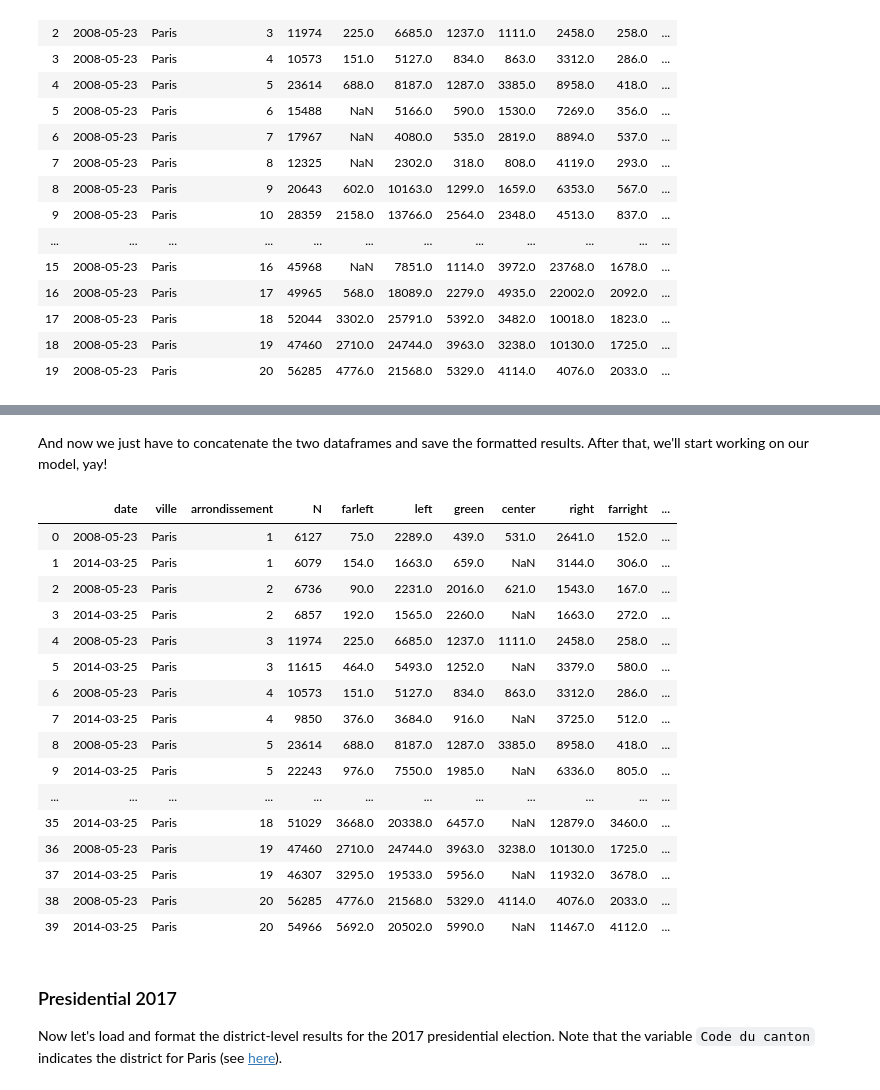
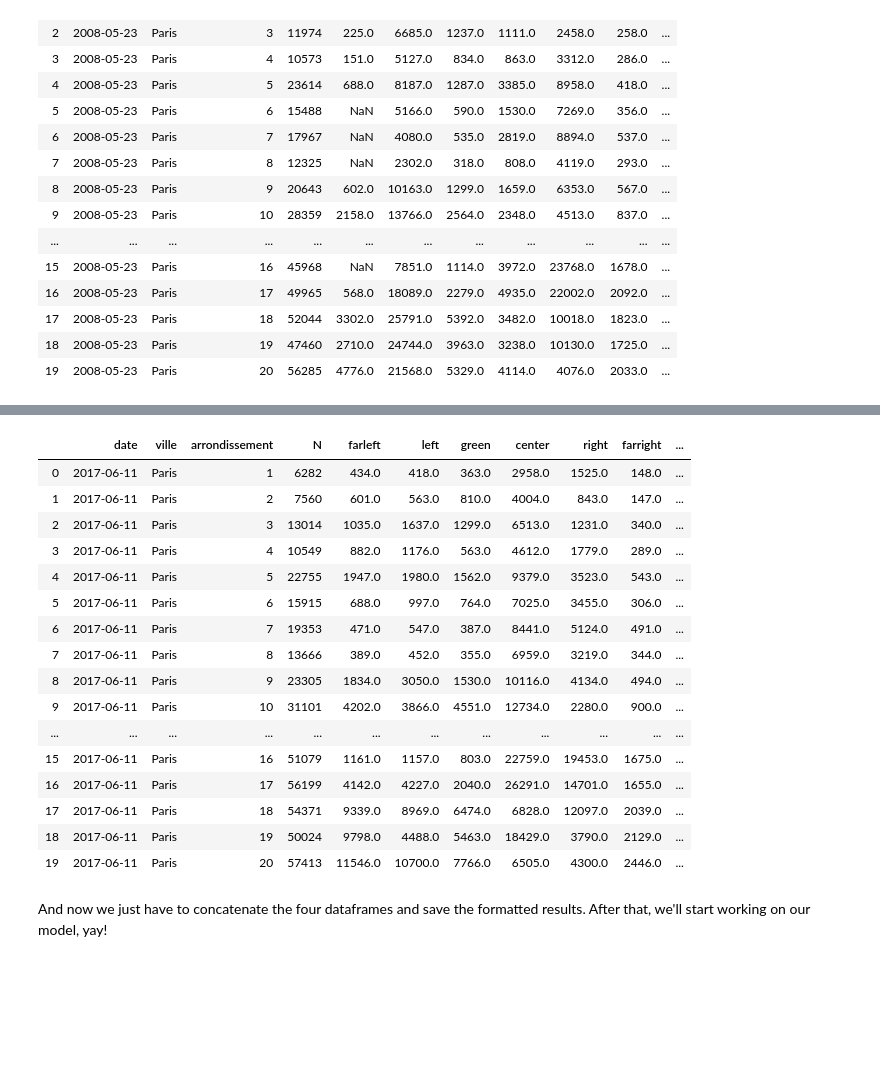
Before and after one commit to pollsposition/models, a Jupyter notebook: fondamentaux/munic_format_data.ipynb, the cells around one changed output, grey strips where cells are left out. Saved outputs shown, nothing was run; the diff lists cells and outputs as text; code cells hidden in the pictures; blank space fills up the shorter version.

Commit message:
Formatted legis2017 results & saved concatenated file

```diff
--- a/fondamentaux/munic_format_data.ipynb
+++ b/fondamentaux/munic_format_data.ipynb
@@ -12,10 +10,10 @@ import pandas as pd
 from typing import Set
 
 AFFILIATIONS = {
-    "farleft": ["LFG", "LEXG", "MÉLENCHON"],
-    "left": ["LUG", "LSOC", "HAMON"],
-    "green": ["LVEC"],
-    "center": ["LCMD", "MACRON"],
-    "right": ["LUMP", "LUDI", "LUD", "LMAJ", "FILLON"],
-    "farright": ["LFN", "LE PEN"],
+    "farleft": ["LFG", "LEXG", "MÉLENCHON", "FI"],
+    "left": ["LUG", "LSOC", "HAMON", "RDG", "SOC"],
+    "green": ["LVEC", "ECO"],
+    "center": ["LCMD", "MACRON", "MDM", "REM"],
+    "right": ["LUMP", "LUDI", "LUD", "LMAJ", "FILLON", "LR", "UDI"],
+    "farright": ["LFN", "LE PEN", "FN"],
 }
@@ -260,6 +254,7 @@ The data are now in the same format as the 2014 results, so we have the same wor
 nuances_set = extract_nuances(df.filter(like="Code Nuance"))
 df = format_results(df, nuances_set)
 df = attribute_parties(df, nuances_set)
+df["type"] = "municipale"
 df
 # %% [output]
 |  | date | ville | arrondissement | N | farleft | left | green | center | right | farright | ... |
@@ -281,0 +358,4 @@ df
+# %%
+l = load_and_clean("leg2017.xlsx")
+l = select_columns(l, "Code Nuance")
+l.head()
@@ -282,31 +370,30 @@ df
+# %%
+nuances_set = extract_nuances(l.filter(like="Code Nuance"))
+l = format_results(l, nuances_set)
+l = attribute_parties(l, nuances_set)
+l["type"] = "legislative"
+l
+# %% [output]
+|  | date | ville | arrondissement | N | farleft | left | green | center | right | farright | ... |
+| 0 | 2017-06-11 | Paris | 1 | 6282 | 434.0 | 418.0 | 363.0 | 2958.0 | 1525.0 | 148.0 | ... |
+| 1 | 2017-06-11 | Paris | 2 | 7560 | 601.0 | 563.0 | 810.0 | 4004.0 | 843.0 | 147.0 | ... |
+| 2 | 2017-06-11 | Paris | 3 | 13014 | 1035.0 | 1637.0 | 1299.0 | 6513.0 | 1231.0 | 340.0 | ... |
+| 3 | 2017-06-11 | Paris | 4 | 10549 | 882.0 | 1176.0 | 563.0 | 4612.0 | 1779.0 | 289.0 | ... |
+| 4 | 2017-06-11 | Paris | 5 | 22755 | 1947.0 | 1980.0 | 1562.0 | 9379.0 | 3523.0 | 543.0 | ... |
+| 5 | 2017-06-11 | Paris | 6 | 15915 | 688.0 | 997.0 | 764.0 | 7025.0 | 3455.0 | 306.0 | ... |
+| 6 | 2017-06-11 | Paris | 7 | 19353 | 471.0 | 547.0 | 387.0 | 8441.0 | 5124.0 | 491.0 | ... |
+| 7 | 2017-06-11 | Paris | 8 | 13666 | 389.0 | 452.0 | 355.0 | 6959.0 | 3219.0 | 344.0 | ... |
+| 8 | 2017-06-11 | Paris | 9 | 23305 | 1834.0 | 3050.0 | 1530.0 | 10116.0 | 4134.0 | 494.0 | ... |
+| 9 | 2017-06-11 | Paris | 10 | 31101 | 4202.0 | 3866.0 | 4551.0 | 12734.0 | 2280.0 | 900.0 | ... |
+| ... | ... | ... | ... | ... | ... | ... | ... | ... | ... | ... | ... |
+| 15 | 2017-06-11 | Paris | 16 | 51079 | 1161.0 | 1157.0 | 803.0 | 22759.0 | 19453.0 | 1675.0 | ... |
+| 16 | 2017-06-11 | Paris | 17 | 56199 | 4142.0 | 4227.0 | 2040.0 | 26291.0 | 14701.0 | 1655.0 | ... |
+| 17 | 2017-06-11 | Paris | 18 | 54371 | 9339.0 | 8969.0 | 6474.0 | 6828.0 | 12097.0 | 2039.0 | ... |
+| 18 | 2017-06-11 | Paris | 19 | 50024 | 9798.0 | 4488.0 | 5463.0 | 18429.0 | 3790.0 | 2129.0 | ... |
+| 19 | 2017-06-11 | Paris | 20 | 57413 | 11546.0 | 10700.0 | 7766.0 | 6505.0 | 4300.0 | 2446.0 | ... |
 # %% [markdown]
-And now we just have to concatenate the two dataframes and save the formatted results. After that, we'll start working on our model, yay!
+And now we just have to concatenate the four dataframes and save the formatted results. After that, we'll start working on our model, yay!
 # %%
-mun = (
-    pd.concat([df, d[d.ville == "Paris"]])
-    .sort_values(["arrondissement", "date"])
-    .reset_index(drop=True)
-)
-mun.to_excel("data/results_by_arrdmt.xlsx")
+pd.concat([df, d[d.ville == "Paris"], p, l]).sort_values(
+    ["arrondissement", "date"]
+).reset_index(drop=True).to_excel("data/results_by_arrdmt.xlsx")
-# %% [output]
-|  | date | ville | arrondissement | N | farleft | left | green | center | right | farright | ... |
-| 0 | 2008-05-23 | Paris | 1 | 6127 | 75.0 | 2289.0 | 439.0 | 531.0 | 2641.0 | 152.0 | ... |
-| 1 | 2014-03-25 | Paris | 1 | 6079 | 154.0 | 1663.0 | 659.0 | NaN | 3144.0 | 306.0 | ... |
-| 2 | 2008-05-23 | Paris | 2 | 6736 | 90.0 | 2231.0 | 2016.0 | 621.0 | 1543.0 | 167.0 | ... |
-| 3 | 2014-03-25 | Paris | 2 | 6857 | 192.0 | 1565.0 | 2260.0 | NaN | 1663.0 | 272.0 | ... |
-| 4 | 2008-05-23 | Paris | 3 | 11974 | 225.0 | 6685.0 | 1237.0 | 1111.0 | 2458.0 | 258.0 | ... |
-| 5 | 2014-03-25 | Paris | 3 | 11615 | 464.0 | 5493.0 | 1252.0 | NaN | 3379.0 | 580.0 | ... |
-| 6 | 2008-05-23 | Paris | 4 | 10573 | 151.0 | 5127.0 | 834.0 | 863.0 | 3312.0 | 286.0 | ... |
-| 7 | 2014-03-25 | Paris | 4 | 9850 | 376.0 | 3684.0 | 916.0 | NaN | 3725.0 | 512.0 | ... |
-| 8 | 2008-05-23 | Paris | 5 | 23614 | 688.0 | 8187.0 | 1287.0 | 3385.0 | 8958.0 | 418.0 | ... |
-| 9 | 2014-03-25 | Paris | 5 | 22243 | 976.0 | 7550.0 | 1985.0 | NaN | 6336.0 | 805.0 | ... |
-| ... | ... | ... | ... | ... | ... | ... | ... | ... | ... | ... | ... |
-| 35 | 2014-03-25 | Paris | 18 | 51029 | 3668.0 | 20338.0 | 6457.0 | NaN | 12879.0 | 3460.0 | ... |
-| 36 | 2008-05-23 | Paris | 19 | 47460 | 2710.0 | 24744.0 | 3963.0 | 3238.0 | 10130.0 | 1725.0 | ... |
-| 37 | 2014-03-25 | Paris | 19 | 46307 | 3295.0 | 19533.0 | 5956.0 | NaN | 11932.0 | 3678.0 | ... |
-| 38 | 2008-05-23 | Paris | 20 | 56285 | 4776.0 | 21568.0 | 5329.0 | 4114.0 | 4076.0 | 2033.0 | ... |
-| 39 | 2014-03-25 | Paris | 20 | 54966 | 5692.0 | 20502.0 | 5990.0 | NaN | 11467.0 | 4112.0 | ... |
-# %% [markdown]
-### Presidential 2017
-
-Now let's load and format the district-level results for the 2017 presidential election. Note that the variable `Code du canton` indicates the district for Paris (see [here](https://fr.geneawiki.com/index.php/Cantons_de_Paris)).
```
Also changed, not shown: parts of 15 cells of this notebook, 1 other file.
